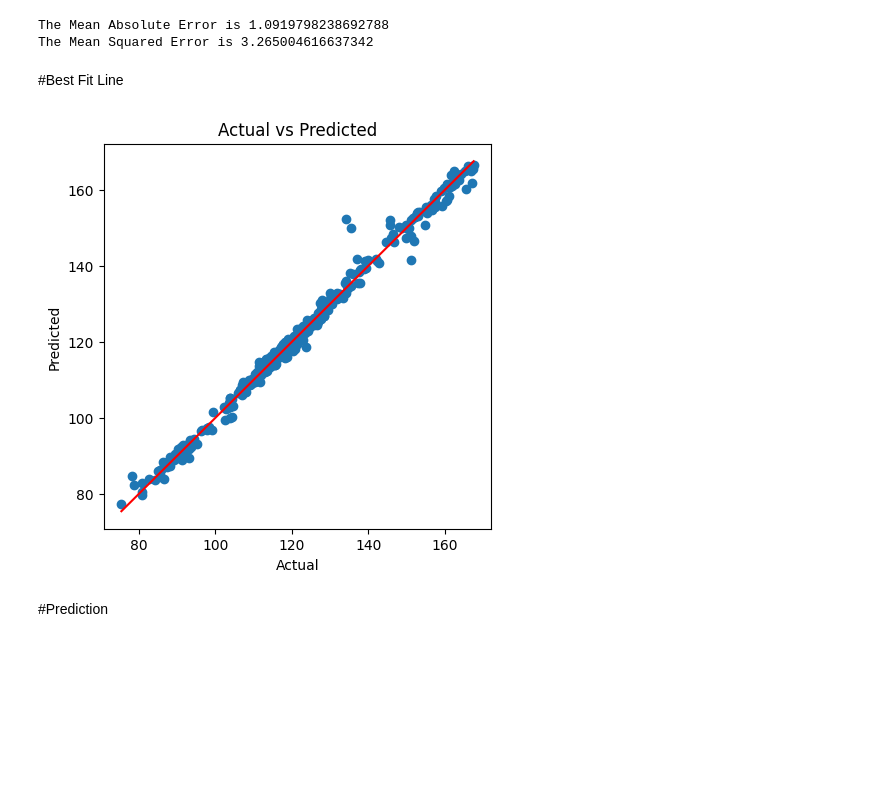
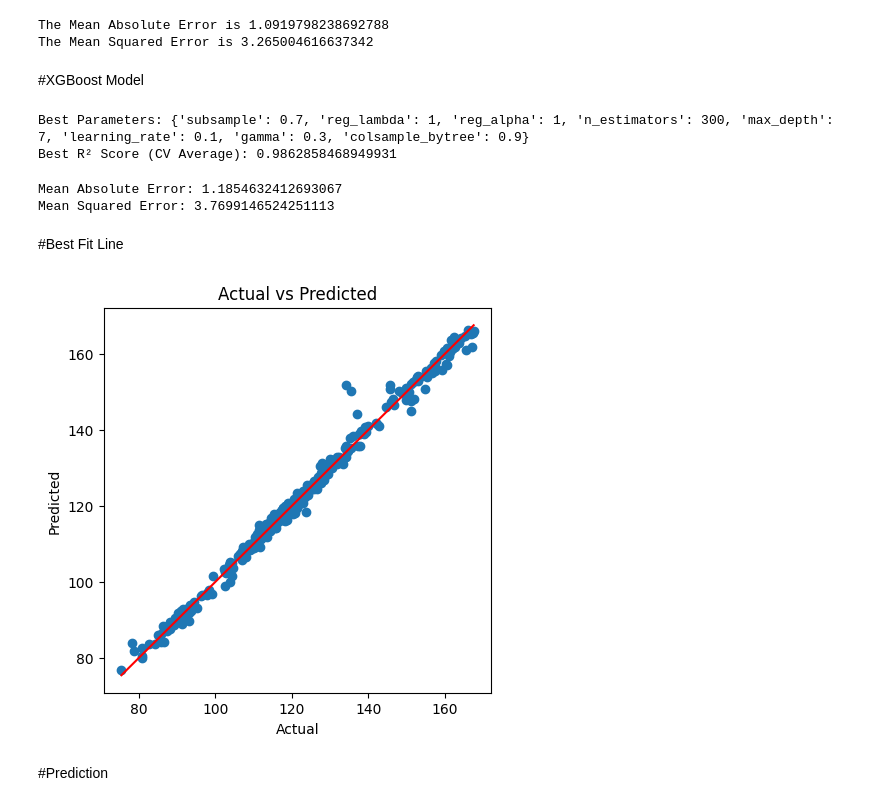
Before and after one commit to Vatsi007/Machine-Learning, a Jupyter notebook: GOLD.ipynb, the cells around one changed output. Cells and saved outputs as stored; diff of their text form; code cells hidden in the pictures; blank space fills up the shorter version.

```diff
--- a/GOLD.ipynb
+++ b/GOLD.ipynb
@@ -227,24 +227,3 @@ X_train
 | 1409 | 1911.910034 | 38.139999 | 18.360001 | 1.363698 |
 | 944 | 1368.709961 | 39.009998 | 30.650000 | 1.311992 |
 1740 rows × 4 columns
-# %%
-from sklearn.model_selection import GridSearchCV
-from sklearn.ensemble import RandomForestRegressor
-
-param_grid = {
-    'n_estimators': [50, 100, 200],
-    'max_depth': [5, 10, 15],
-    'min_samples_split': [2, 5, 10],
-    'min_samples_leaf': [1, 2, 4]
-}
-
-
-model1=RandomForestRegressor(random_state=42)
-
-
-
-grid_search = GridSearchCV(model1, param_grid, cv=5, scoring='r2', n_jobs=-1)
-grid_search.fit(X_train, Y_train)
-
-
-print("Best Parameters:", grid_search.best_params_)
@@ -282,3 +260,5 @@ print("The Mean Squared Error is",mse)
 # %% [output]
 The Mean Absolute Error is 1.0919798238692788
 The Mean Squared Error is 3.265004616637342
+# %% [markdown]
+#XGBoost Model
@@ -285,15 +279,54 @@ The Mean Squared Error is 3.265004616637342
+# %%
+xgb = XGBRegressor(objective='reg:squarederror', random_state=42)
+
+# RandomizedSearchCV to find the best parameters
+search = RandomizedSearchCV(
+    estimator=xgb,
+    param_distributions=param_grid,
+    n_iter=20,  # Number of random combinations to try
+    cv=5,  # 5-fold cross-validation
+    scoring='r2',  # Optimize for R² score
+    n_jobs=-1,  # Use all CPU cores
+    random_state=42
+)
+
+search.fit(X_train, Y_train)
+
+# Print the best parameters and score
+print("Best Parameters:", search.best_params_)
+print("Best R² Score (CV Average):", search.best_score_)
+# %% [output]
+Best Parameters: {'subsample': 0.7, 'reg_lambda': 1, 'reg_alpha': 1, 'n_estimators': 300, 'max_depth': 7, 'learning_rate': 0.1, 'gamma': 0.3, 'colsample_bytree': 0.9}
+Best R² Score (CV Average): 0.9862858468949931
+# %%
+best_xgb = XGBRegressor(**search.best_params_, objective='reg:squarederror', random_state=42)
+best_xgb.fit(X_train, Y_train)
+
+# Predictions
+y_pred = best_xgb.predict(X_test)
+
+# Evaluate Performance
+from sklearn.metrics import mean_absolute_error, mean_squared_error
+
+mae = mean_absolute_error(Y_test, y_pred)
+mse = mean_squared_error(Y_test, y_pred)
+print(f"Mean Absolute Error: {mae}")
+print(f"Mean Squared Error: {mse}")
+# %% [output]
+Mean Absolute Error: 1.1854632412693067
+Mean Squared Error: 3.7699146524251113
 # %% [markdown]
 #Best Fit Line
 # %%
 plt.figure(figsize=(5,5))
-plt.scatter(Y_test,y_predict)
+plt.scatter(Y_test,y_predict_test)
 plt.plot([min(Y_test),max(Y_test)],[min(Y_test),max(Y_test)],color='red',linestyle='solid')
 plt.xlabel("Actual")
 plt.ylabel("Predicted")
 plt.title("Actual vs Predicted")
 plt.show()
 # %% [output]
-[figure, old version]
+[figure, new version]
 # %% [markdown]
 #Prediction
 # %%
```
Also changed, not shown: parts of 4 cells of this notebook.
